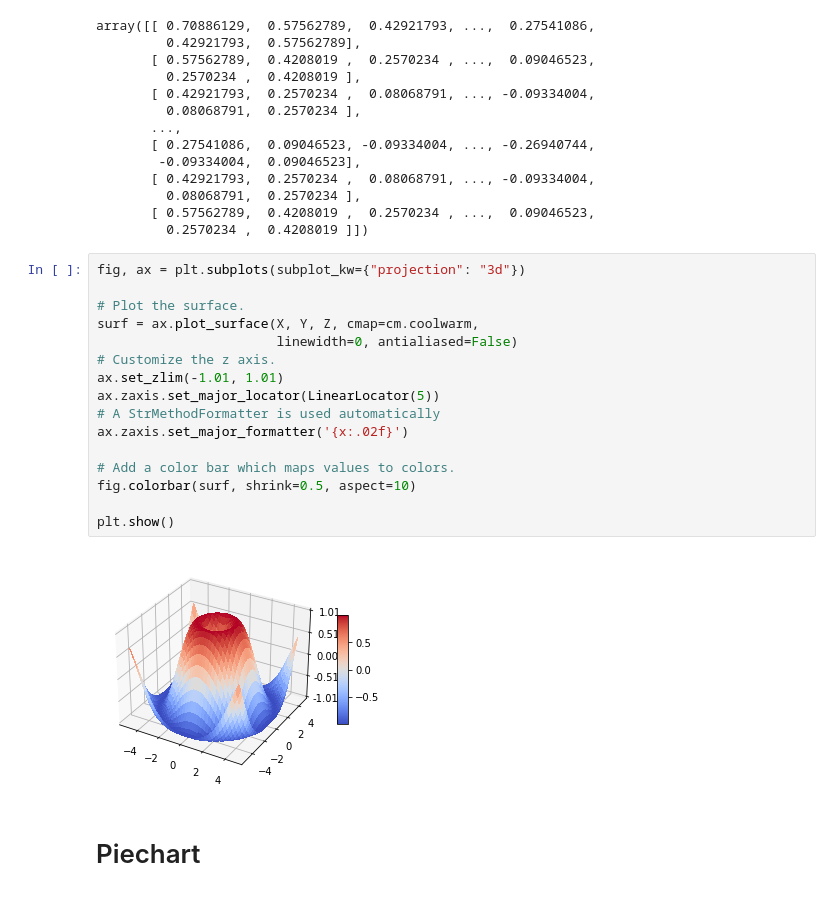
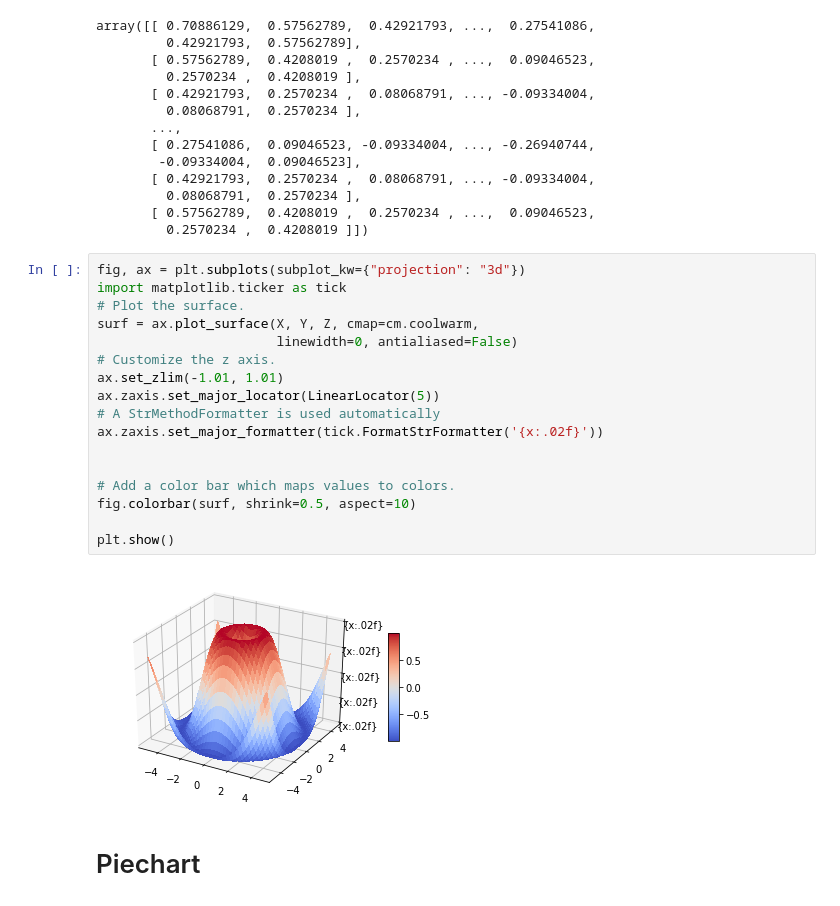
Before and after one commit to PawanKrGunjan/Python-Library, a Jupyter notebook: Matplotlib.ipynb, the cells around one changed output. Saved outputs shown, nothing was run; the diff lists cells and outputs as text.

```diff
--- a/Matplotlib.ipynb
+++ b/Matplotlib.ipynb
@@ -556,22 +558,23 @@ array([[ 0.70886129,  0.57562789,  0.42921793, ...,  0.27541086,
          0.2570234 ,  0.4208019 ]])
 # %%
 fig, ax = plt.subplots(subplot_kw={"projection": "3d"})
-
+import matplotlib.ticker as tick
 # Plot the surface.
 surf = ax.plot_surface(X, Y, Z, cmap=cm.coolwarm,
                        linewidth=0, antialiased=False)
 # Customize the z axis.
 ax.set_zlim(-1.01, 1.01)
 ax.zaxis.set_major_locator(LinearLocator(5))
 # A StrMethodFormatter is used automatically
-ax.zaxis.set_major_formatter('{x:.02f}')
+ax.zaxis.set_major_formatter(tick.FormatStrFormatter('{x:.02f}'))
+
 
 # Add a color bar which maps values to colors.
 fig.colorbar(surf, shrink=0.5, aspect=10)
 
 plt.show()
 # %% [output]
-[figure, old version]
+[figure, new version]
 # %% [markdown]
 # Piechart
 # %%
```
Also changed, not shown: parts of 8 cells of this notebook.
